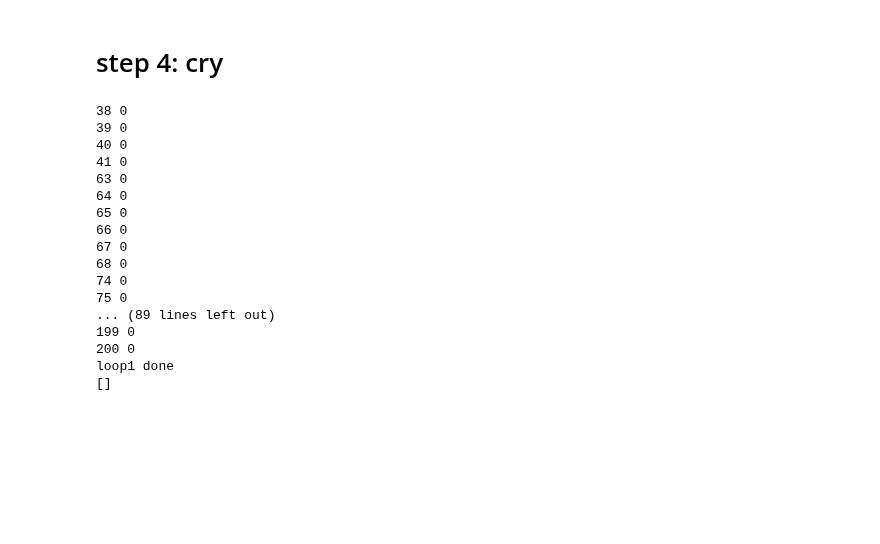
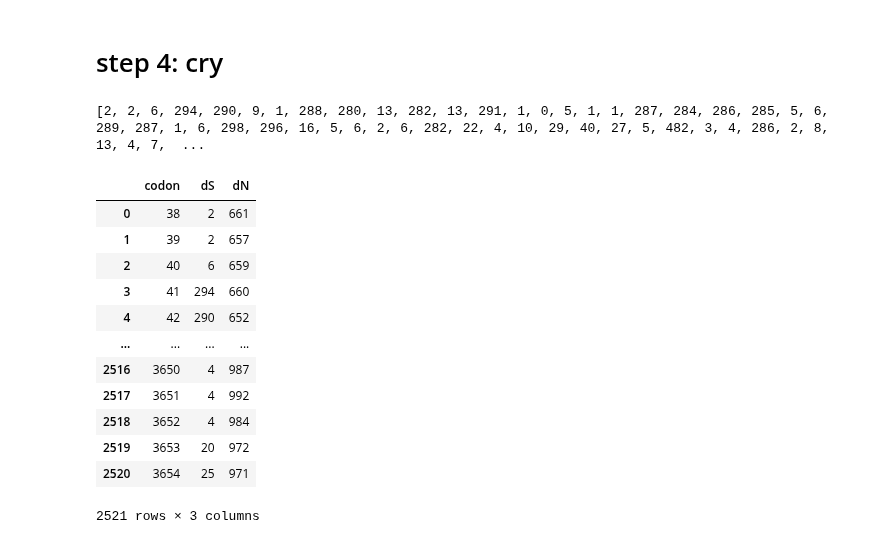
Before and after one commit to chende35/qbb2020-answers, a Jupyter notebook: week4/week4-hw.ipynb, the cells around one changed output. Cells and saved outputs as stored; diff of their text form; code cells hidden in the pictures; blank space fills up the shorter version.

```diff
--- a/week4/week4-hw.ipynb
+++ b/week4/week4-hw.ipynb
@@ -132,8 +135,10 @@ KF647248.1 3
 new_dna_codon = new_dna[i:(i+3)]
 og_dna_codon = og_dna[i:(i+3)]
 # %%
-list_of_lists = []
-inner_list = []
+codon_list = []
+dN_list = []
+dS_list = []
+
 og_dna_ref = seq_dict.get('NC_001563.2')[0]
 new_dna_ref = seq_dict.get('NC_001563.2')[2]
 
@@ -147,14 +152,12 @@ for i in range(0, len(og_dna_ref), 3):
 
     codon_number += 1
 
-
     dS = 0
     dN = 0
 
-    if codon_number > 200:
-        print('loop1 done')
-        print(list_of_lists)
-        break
+    #if codon_number > 100:
+        #print('loop1 done')
+        #break
 
     #skipping any that are deletions
     if new_dna_ref[i:(i+3)] == '---':
@@ -178,12 +181,11 @@ for i in range(0, len(og_dna_ref), 3):
             else:
                 dN += 1
 
-    inner_list.append(codon_number)
-    inner_list.append(dS)
-    inner_list.append(dN)
-    print(codon_number, count)
+    codon_list.append(codon_number)
+    dS_list.append(dS)
+    dN_list.append(dN)
 
-list_of_lists.append(inner_list)
+print(dS_list)
 
 
 
@@ -191,20 +193,4 @@ list_of_lists.append(inner_list)
 #in the end, what i want to have is a list of lists
  #   and the inner list will have (codon number, number of dS, number of dN)
 # %% [output]
-38 0
-39 0
-40 0
-41 0
-63 0
-64 0
-65 0
-66 0
-67 0
-68 0
-74 0
-75 0
-... (89 lines left out)
-199 0
-200 0
-loop1 done
-[]
+[2, 2, 6, 294, 290, 9, 1, 288, 280, 13, 282, 13, 291, 1, 0, 5, 1, 1, 287, 284, 286, 285, 5, 6, 289, 287, 1, 6, 298, 296, 16, 5, 6, 2, 6, 282, 22, 4, 10, 29, 40, 27, 5, 482, 3, 4, 286, 2, 8, 13, 4, 7,  ...
@@ -210,0 +202,16 @@ loop1 done
+# %%
+df4
+# %% [output]
+|  | codon | dS | dN |
+| 0 | 38 | 2 | 661 |
+| 1 | 39 | 2 | 657 |
+| 2 | 40 | 6 | 659 |
+| 3 | 41 | 294 | 660 |
+| 4 | 42 | 290 | 652 |
+| ... | ... | ... | ... |
+| 2516 | 3650 | 4 | 987 |
+| 2517 | 3651 | 4 | 992 |
+| 2518 | 3652 | 4 | 984 |
+| 2519 | 3653 | 20 | 972 |
+| 2520 | 3654 | 25 | 971 |
+2521 rows × 3 columns
```
Also changed, not shown: parts of 7 cells of this notebook.
